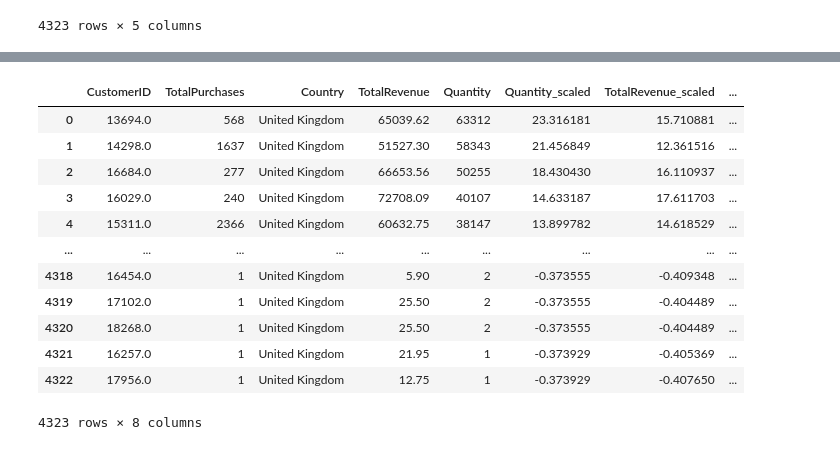
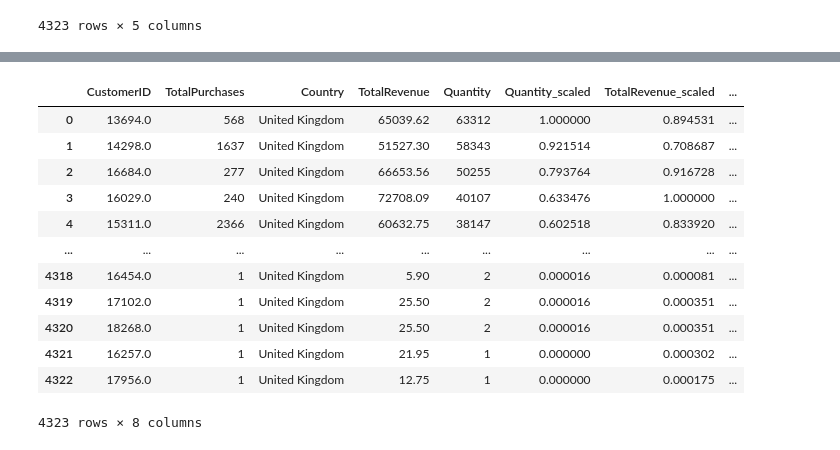
Before and after one commit to rajdeepmondal1/customer-segmentation, a Jupyter notebook: Customer_Segmentation_Arpan_+_Rajdeep.ipynb, the cells around one changed output, grey strips where cells are left out. Cells and saved outputs as stored; diff of their text form; code cells hidden in the pictures.

```diff
--- a/Customer_Segmentation_Arpan_+_Rajdeep.ipynb
+++ b/Customer_Segmentation_Arpan_+_Rajdeep.ipynb
@@ -839,20 +837,20 @@ from sklearn.preprocessing import StandardScaler
 # %%
-scaler = StandardScaler()
+scaler = MinMaxScaler()
 df_removed_outliers['Quantity_scaled'] = scaler.fit_transform(df_removed_outliers[["Quantity"]])
 df_removed_outliers['TotalRevenue_scaled'] = scaler.fit_transform(df_removed_outliers[["TotalRevenue"]])
 df_removed_outliers['TotalPurchases_scaled'] = scaler.fit_transform(df_removed_outliers[["TotalPurchases"]])
 df_removed_outliers
 # %% [output]
 |  | CustomerID | TotalPurchases | Country | TotalRevenue | Quantity | Quantity_scaled | TotalRevenue_scaled | ... |
-| 0 | 13694.0 | 568 | United Kingdom | 65039.62 | 63312 | 23.316181 | 15.710881 | ... |
-| 1 | 14298.0 | 1637 | United Kingdom | 51527.30 | 58343 | 21.456849 | 12.361516 | ... |
-| 2 | 16684.0 | 277 | United Kingdom | 66653.56 | 50255 | 18.430430 | 16.110937 | ... |
-| 3 | 16029.0 | 240 | United Kingdom | 72708.09 | 40107 | 14.633187 | 17.611703 | ... |
-| 4 | 15311.0 | 2366 | United Kingdom | 60632.75 | 38147 | 13.899782 | 14.618529 | ... |
+| 0 | 13694.0 | 568 | United Kingdom | 65039.62 | 63312 | 1.000000 | 0.894531 | ... |
+| 1 | 14298.0 | 1637 | United Kingdom | 51527.30 | 58343 | 0.921514 | 0.708687 | ... |
+| 2 | 16684.0 | 277 | United Kingdom | 66653.56 | 50255 | 0.793764 | 0.916728 | ... |
+| 3 | 16029.0 | 240 | United Kingdom | 72708.09 | 40107 | 0.633476 | 1.000000 | ... |
+| 4 | 15311.0 | 2366 | United Kingdom | 60632.75 | 38147 | 0.602518 | 0.833920 | ... |
 | ... | ... | ... | ... | ... | ... | ... | ... | ... |
-| 4318 | 16454.0 | 1 | United Kingdom | 5.90 | 2 | -0.373555 | -0.409348 | ... |
-| 4319 | 17102.0 | 1 | United Kingdom | 25.50 | 2 | -0.373555 | -0.404489 | ... |
-| 4320 | 18268.0 | 1 | United Kingdom | 25.50 | 2 | -0.373555 | -0.404489 | ... |
-| 4321 | 16257.0 | 1 | United Kingdom | 21.95 | 1 | -0.373929 | -0.405369 | ... |
-| 4322 | 17956.0 | 1 | United Kingdom | 12.75 | 1 | -0.373929 | -0.407650 | ... |
+| 4318 | 16454.0 | 1 | United Kingdom | 5.90 | 2 | 0.000016 | 0.000081 | ... |
+| 4319 | 17102.0 | 1 | United Kingdom | 25.50 | 2 | 0.000016 | 0.000351 | ... |
+| 4320 | 18268.0 | 1 | United Kingdom | 25.50 | 2 | 0.000016 | 0.000351 | ... |
+| 4321 | 16257.0 | 1 | United Kingdom | 21.95 | 1 | 0.000000 | 0.000302 | ... |
+| 4322 | 17956.0 | 1 | United Kingdom | 12.75 | 1 | 0.000000 | 0.000175 | ... |
 4323 rows × 8 columns
```
Also changed, not shown: parts of 53 cells of this notebook.
